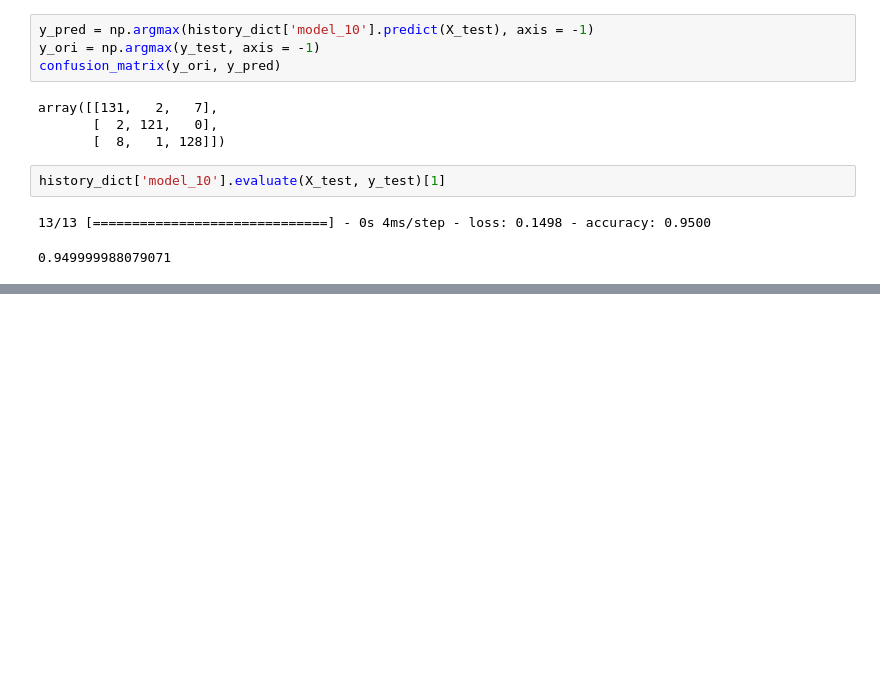
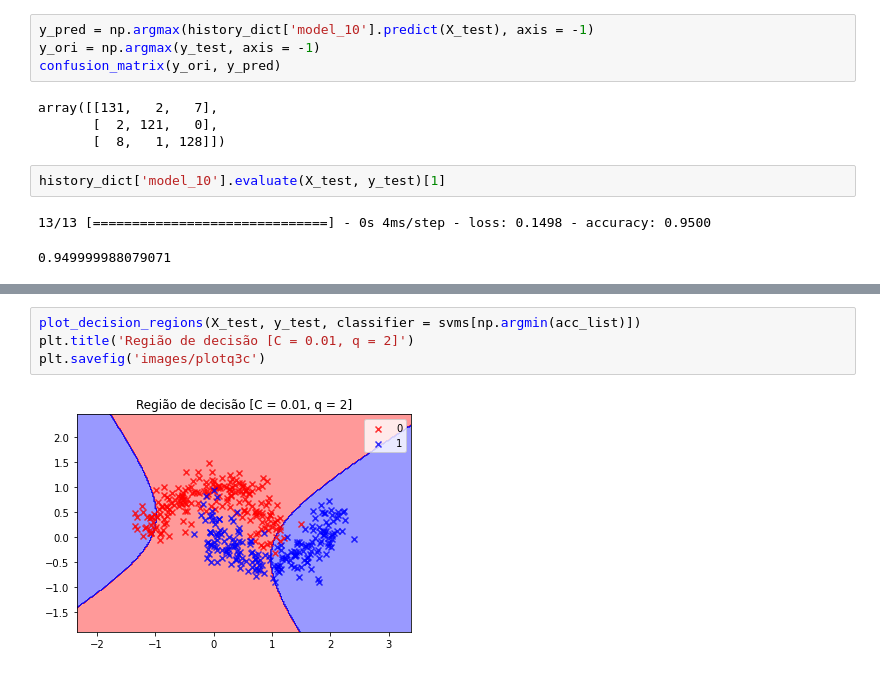
Before and after one commit to ricardomarra/machine-learning, a Jupyter notebook: lista de exercícios 04/códigos_lista_04.ipynb, the cells around one changed output, grey strips where cells are left out. Saved outputs shown, nothing was run; the diff lists cells and outputs as text; blank space fills up the shorter version.

```diff
--- a/lista de exercícios 04/códigos_lista_04.ipynb
+++ b/lista de exercícios 04/códigos_lista_04.ipynb
@@ -111,0 +181,6 @@ len(history_dict[10].history['accuracy'])
+# %%
+plot_decision_regions(X_test, y_test, classifier = svms[np.argmin(acc_list)])
+plt.title('Região de decisão [C = 0.01, q = 2]')
+plt.savefig('images/plotq3c')
+# %% [output]
+[figure, added]
```
Also changed, not shown: parts of 13 cells of this notebook, 8 other files.
